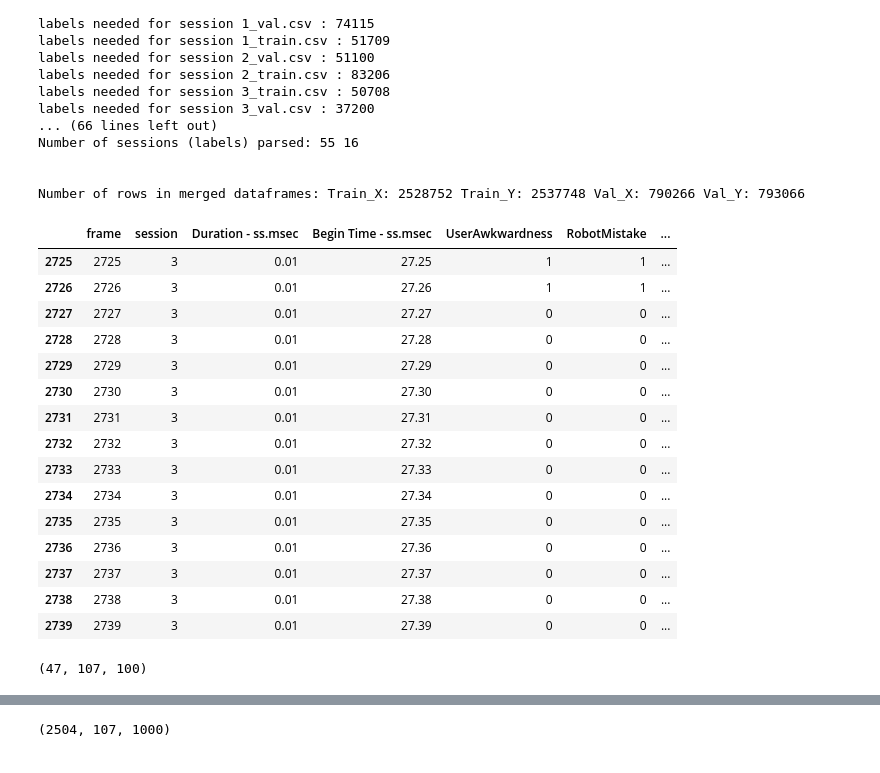
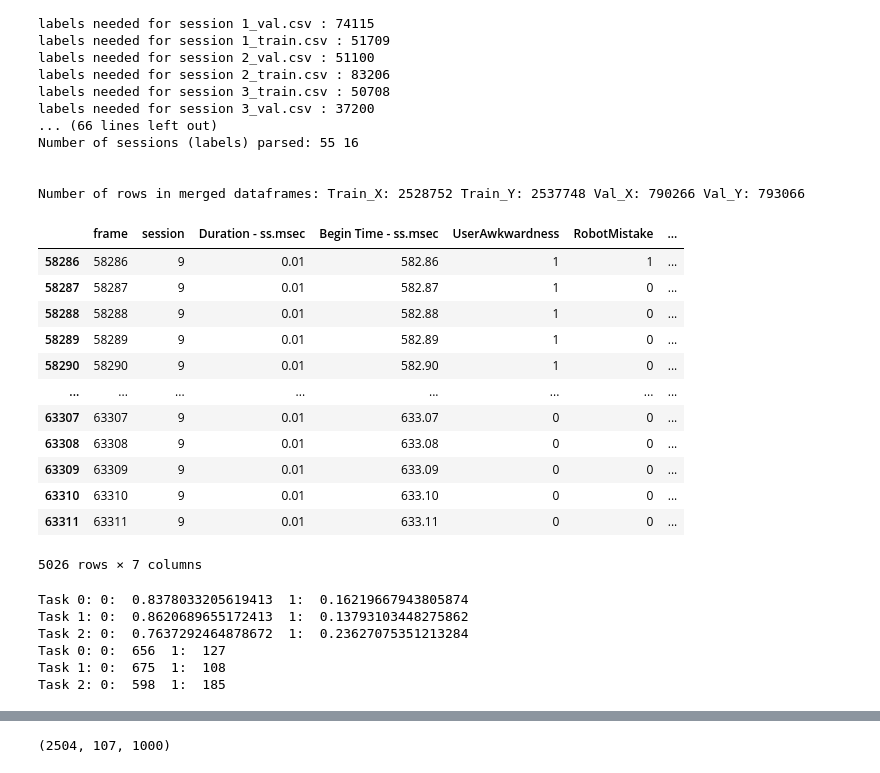
Before and after one commit to lwachowiak/HRI-Error-Detection-STAI, a Jupyter notebook: code/testing.ipynb, the cells around one changed output, grey strips where cells are left out. Saved outputs shown, nothing was run; the diff lists cells and outputs as text; code cells hidden in the pictures.

Commit message:
improved configs and label read-in

```diff
--- a/code/testing.ipynb
+++ b/code/testing.ipynb
@@ -24,28 +24,55 @@ Number of sessions (labels) parsed: 55 16
 
 Number of rows in merged dataframes: Train_X: 2528752 Train_Y: 2537748 Val_X: 790266 Val_Y: 793066
 # %%
-data_hri.val_Y[data_hri.val_Y["session"]==3][2725:2740]
+data_hri.val_Y[data_hri.val_Y["session"]==9][58286:]
 # %% [output]
 |  | frame | session | Duration - ss.msec | Begin Time - ss.msec | UserAwkwardness | RobotMistake | ... |
-| 2725 | 2725 | 3 | 0.01 | 27.25 | 1 | 1 | ... |
-| 2726 | 2726 | 3 | 0.01 | 27.26 | 1 | 1 | ... |
-| 2727 | 2727 | 3 | 0.01 | 27.27 | 0 | 0 | ... |
-| 2728 | 2728 | 3 | 0.01 | 27.28 | 0 | 0 | ... |
-| 2729 | 2729 | 3 | 0.01 | 27.29 | 0 | 0 | ... |
-| 2730 | 2730 | 3 | 0.01 | 27.30 | 0 | 0 | ... |
-| 2731 | 2731 | 3 | 0.01 | 27.31 | 0 | 0 | ... |
-| 2732 | 2732 | 3 | 0.01 | 27.32 | 0 | 0 | ... |
-| 2733 | 2733 | 3 | 0.01 | 27.33 | 0 | 0 | ... |
-| 2734 | 2734 | 3 | 0.01 | 27.34 | 0 | 0 | ... |
-| 2735 | 2735 | 3 | 0.01 | 27.35 | 0 | 0 | ... |
-| 2736 | 2736 | 3 | 0.01 | 27.36 | 0 | 0 | ... |
-| 2737 | 2737 | 3 | 0.01 | 27.37 | 0 | 0 | ... |
-| 2738 | 2738 | 3 | 0.01 | 27.38 | 0 | 0 | ... |
-| 2739 | 2739 | 3 | 0.01 | 27.39 | 0 | 0 | ... |
+| 58286 | 58286 | 9 | 0.01 | 582.86 | 1 | 1 | ... |
+| 58287 | 58287 | 9 | 0.01 | 582.87 | 1 | 0 | ... |
+| 58288 | 58288 | 9 | 0.01 | 582.88 | 1 | 0 | ... |
+| 58289 | 58289 | 9 | 0.01 | 582.89 | 1 | 0 | ... |
+| 58290 | 58290 | 9 | 0.01 | 582.90 | 1 | 0 | ... |
+| ... | ... | ... | ... | ... | ... | ... | ... |
+| 63307 | 63307 | 9 | 0.01 | 633.07 | 0 | 0 | ... |
+| 63308 | 63308 | 9 | 0.01 | 633.08 | 0 | 0 | ... |
+| 63309 | 63309 | 9 | 0.01 | 633.09 | 0 | 0 | ... |
+| 63310 | 63310 | 9 | 0.01 | 633.10 | 0 | 0 | ... |
+| 63311 | 63311 | 9 | 0.01 | 633.11 | 0 | 0 | ... |
+5026 rows × 7 columns
 # %%
 val_X_TS_list, val_Y_TS_list, train_X_TS, train_Y_TS = data_hri.get_timeseries_format(
         intervallength=1000, stride=1000, fps=10)
-# %%
-val_X_TS_list[0].shape
-# %% [output]
-(47, 107, 100)
+# %%
+# over all labels in val_Y_TS_list, print the percentage of each label
+y_list = val_Y_TS_list
+
+counts_0_task0 = 0
+counts_1_task0 = 0
+counts_0_task1 = 0
+counts_1_task1 = 0
+counts_0_task2 = 0
+counts_1_task2 = 0
+for i in range(len(val_Y_TS_list)):
+    # numpy array
+    counts_0_task0 += np.sum(y_list[i][:,0]==0)
+    counts_1_task0 += np.sum(y_list[i][:,0]==1)
+    counts_0_task1 += np.sum(y_list[i][:,1]==0)
+    counts_1_task1 += np.sum(y_list[i][:,1]==1)
+    counts_0_task2 += np.sum(y_list[i][:,2]==0)
+    counts_1_task2 += np.sum(y_list[i][:,2]==1)
+
+print("Task 0: 0: ", counts_0_task0/(counts_0_task0+counts_1_task0), " 1: ", counts_1_task0/(counts_0_task0+counts_1_task0))
+print("Task 1: 0: ", counts_0_task1/(counts_0_task1+counts_1_task1), " 1: ", counts_1_task1/(counts_0_task1+counts_1_task1))
+print("Task 2: 0: ", counts_0_task2/(counts_0_task2+counts_1_task2), " 1: ", counts_1_task2/(counts_0_task2+counts_1_task2))
+
+# print counts
+print("Task 0: 0: ", counts_0_task0, " 1: ", counts_1_task0)
+print("Task 1: 0: ", counts_0_task1, " 1: ", counts_1_task1)
+print("Task 2: 0: ", counts_0_task2, " 1: ", counts_1_task2)
+# %% [output]
+Task 0: 0:  0.8378033205619413  1:  0.16219667943805874
+Task 1: 0:  0.8620689655172413  1:  0.13793103448275862
+Task 2: 0:  0.7637292464878672  1:  0.23627075351213284
+Task 0: 0:  656  1:  127
+Task 1: 0:  675  1:  108
+Task 2: 0:  598  1:  185
```
Also changed, not shown: parts of 4 cells of this notebook, 3 other files.
